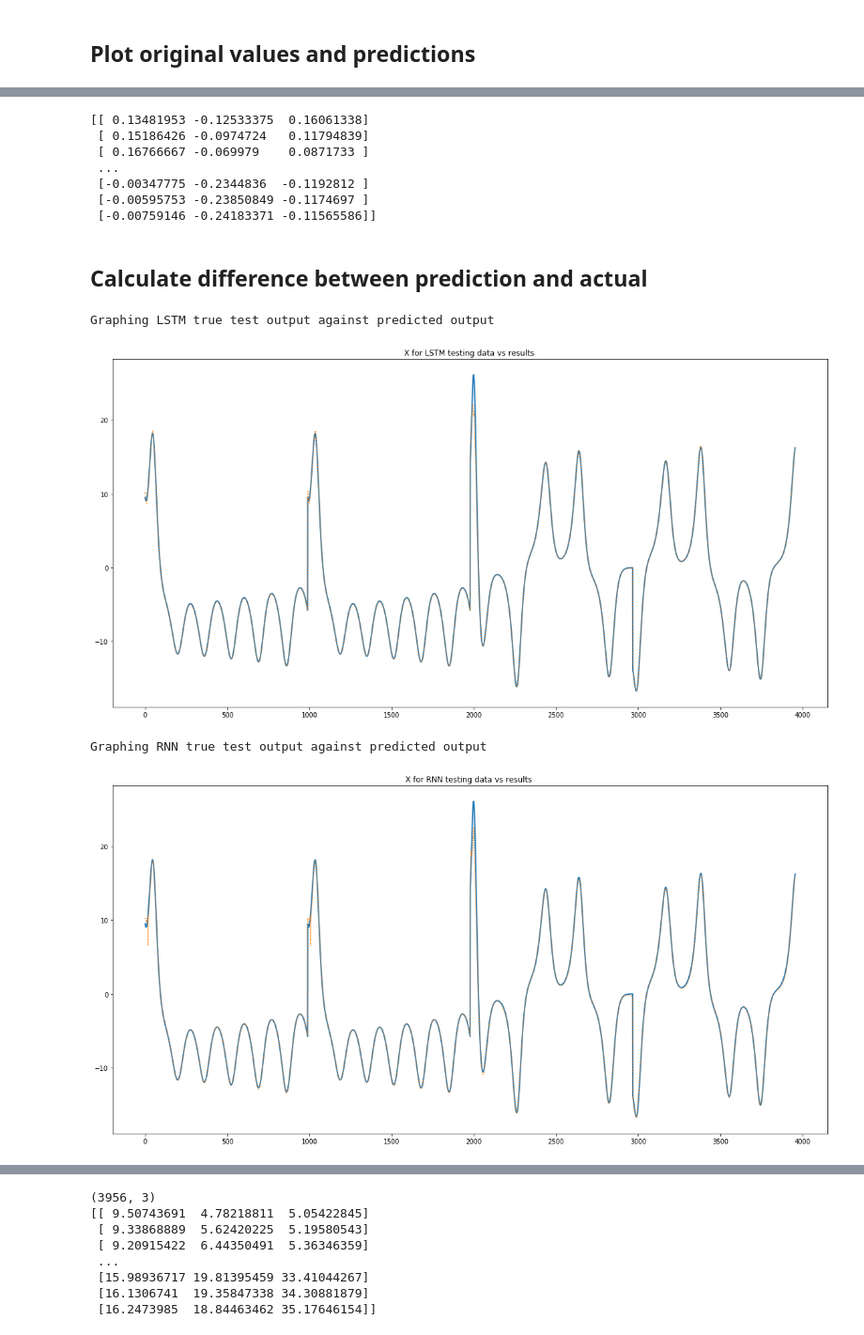
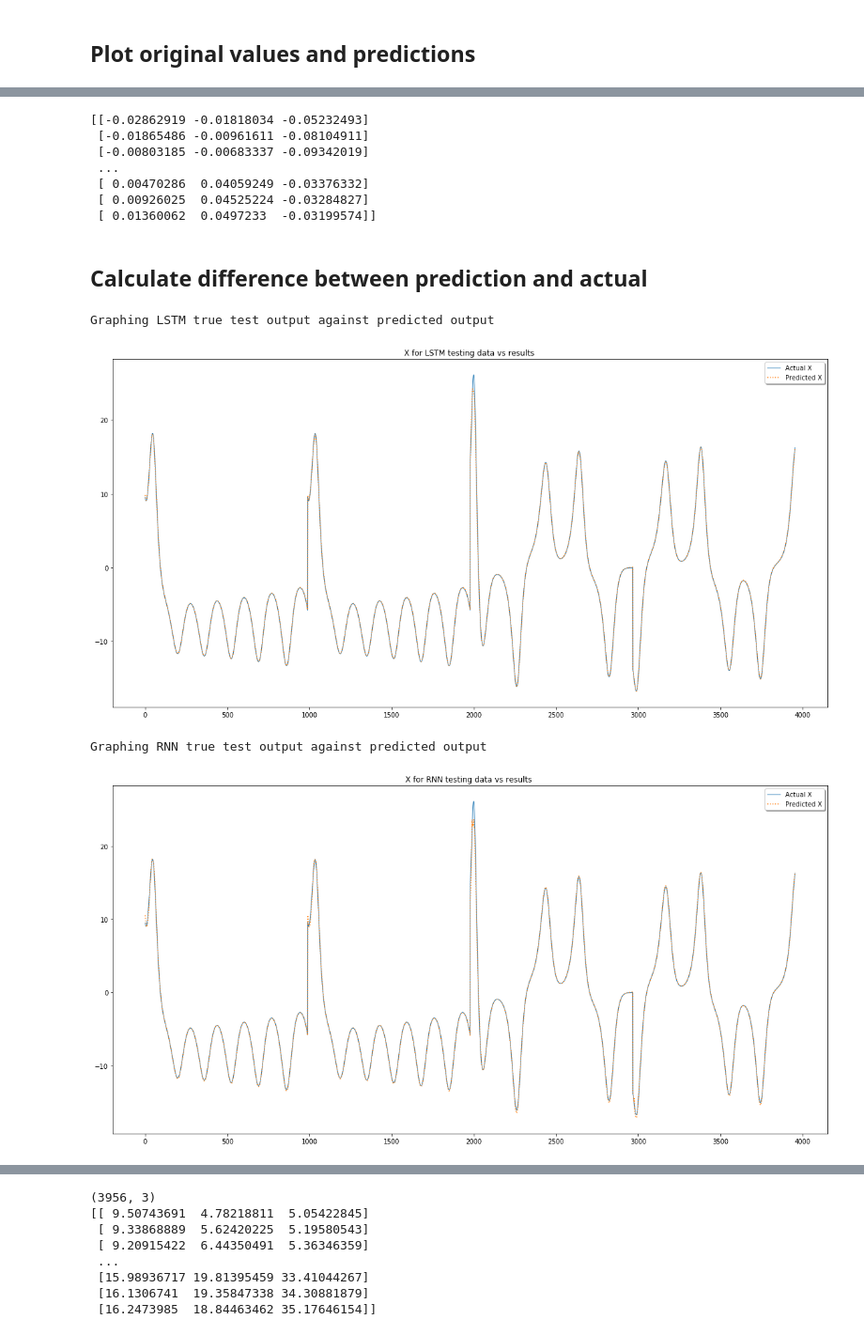
Before and after one commit to tgibbons-css/Keras_LSTM, a Jupyter notebook: Lorenz System- Tom updates.ipynb, the cells around one changed output, grey strips where cells are left out. Shown at 94% size. Saved outputs shown, nothing was run; the diff lists cells and outputs as text; code cells hidden in the pictures.

```diff
--- a/Lorenz System- Tom updates.ipynb
+++ b/Lorenz System- Tom updates.ipynb
@@ -387,6 +387,6 @@ Build RNN model...
 # %%
 print('Train LSTM model...')
-model.fit(x_train,y_train,validation_data=(x_test,y_test),verbose=2,epochs=50)
+model.fit(x_train,y_train,validation_data=(x_test,y_test),verbose=2,epochs=75)
 # %% [output]
 Train LSTM model...
 Train on 7912 samples, validate on 3956 samples
@@ -408,7 +408,7 @@ Epoch 50/50
 <keras.callbacks.History at 0x...>
 # %%
 print('Train RNN model...')
-RNNmodel.fit(x_train,y_train,validation_data=(x_test,y_test),verbose=2,epochs=50)
+RNNmodel.fit(x_train,y_train,validation_data=(x_test,y_test),verbose=2,epochs=75)
 # %% [output]
 Train RNN model...
 Train on 7912 samples, validate on 3956 samples
@@ -464,35 +466,37 @@ plt.plot(list, testPredict) # plot baseline and predictions
 # %%
 print(trainPredict-y_train)
 # %% [output]
-[[ 0.13481953 -0.12533375  0.16061338]
- [ 0.15186426 -0.0974724   0.11794839]
- [ 0.16766667 -0.069979    0.0871733 ]
+[[-0.02862919 -0.01818034 -0.05232493]
+ [-0.01865486 -0.00961611 -0.08104911]
+ [-0.00803185 -0.00683337 -0.09342019]
  ...
- [-0.00347775 -0.2344836  -0.1192812 ]
- [-0.00595753 -0.23850849 -0.1174697 ]
- [-0.00759146 -0.24183371 -0.11565586]]
+ [ 0.00470286  0.04059249 -0.03376332]
+ [ 0.00926025  0.04525224 -0.03284827]
+ [ 0.01360062  0.0497233  -0.03199574]]
 # %% [markdown]
 ## Calculate difference between prediction and actual
 # %%
 print("Graphing LSTM true test output against predicted output ")
 plt.figure(figsize=(20,10))
 plt.title("X for LSTM testing data vs results ")
-plt.plot(y_test[:,0:1], linewidth=2.0)
-plt.plot(testPredict[:,0:1], linestyle=':' )
+plt.plot(y_test[:,0:1], linewidth=1.0, label='Actual X')
+plt.plot(testPredict[:,0:1], linestyle=':', label='Predicted X')
+plt.legend(loc='upper right', shadow=True)
 plt.show()
 # %% [output]
 Graphing LSTM true test output against predicted output
-[figure, old version]
+[figure, new version]
 # %%
 print("Graphing RNN true test output against predicted output ")
 plt.figure(figsize=(20,10))
 plt.title("X for RNN testing data vs results ")
-plt.plot(y_test[:,0:1], linewidth=2.0 )
-plt.plot(RNNtestPredict[:,0:1], linestyle=':' )
+plt.plot(y_test[:,0:1], linewidth=1.0, label='Actual X')
+plt.plot(RNNtestPredict[:,0:1], linestyle=':', label='Predicted X')
+plt.legend(loc='upper right', shadow=True)
 plt.show()
 # %% [output]
 Graphing RNN true test output against predicted output
-[figure, old version]
+[figure, new version]
 # %%
 print("Graphing LSTM true test output against predicted output ")
 plt.figure(figsize=(20,20))
```
Also changed, not shown: parts of 23 cells of this notebook.
